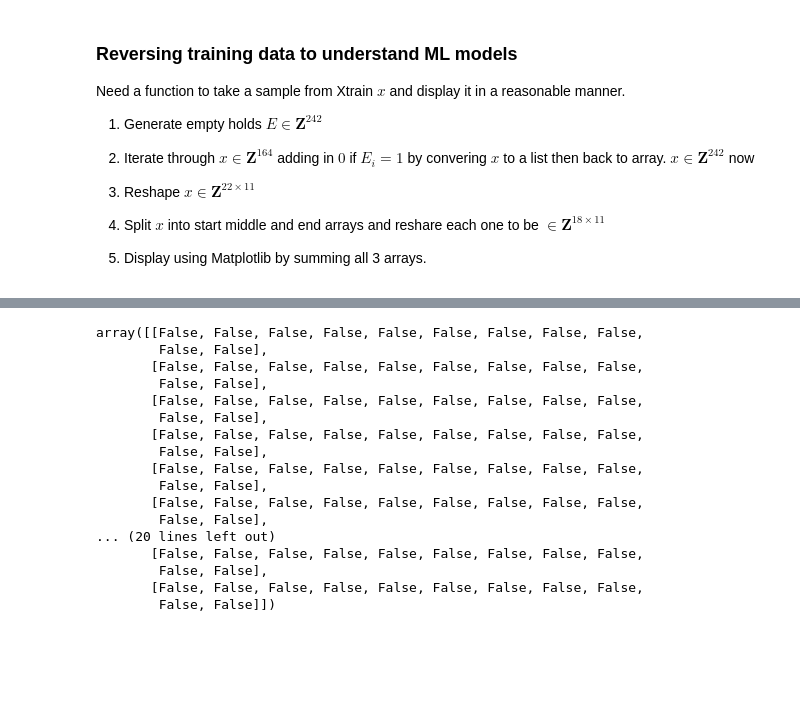
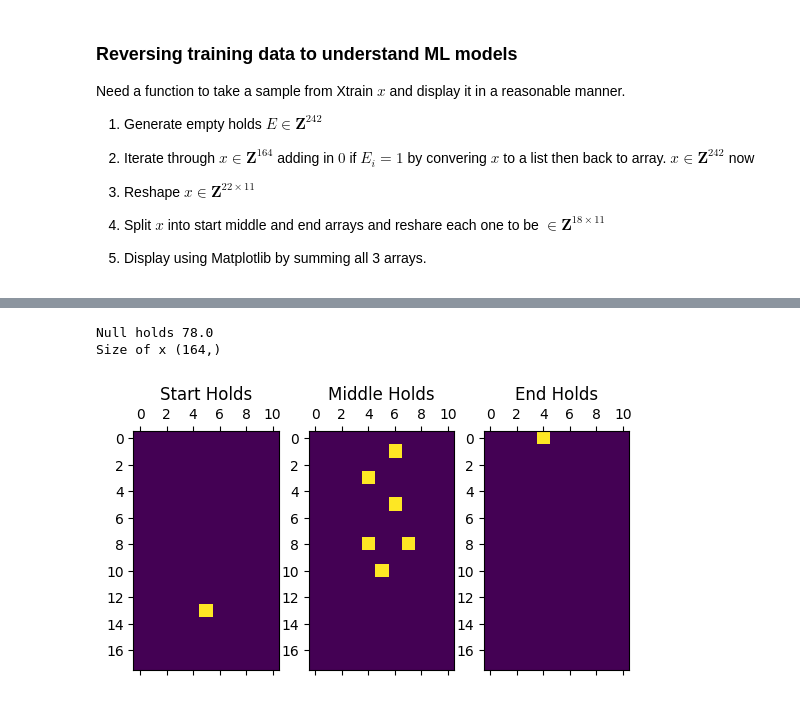
Before and after one commit to wd7512/Moonboard-Analysis, a Jupyter notebook: Reverse Functions.ipynb, the cells around one changed output, grey strips where cells are left out. Drawn from its saved outputs; the diff is of its cells as text; code cells hidden in the pictures; blank space fills up the shorter version.

```diff
--- a/Reverse Functions.ipynb
+++ b/Reverse Functions.ipynb
@@ -176,20 +159,0 @@ plt.matshow(data2016.iloc[0]["Moves"][2])
-# %%
-data2016.iloc[0]['Moves'][0]
-# %% [output]
-array([[False, False, False, False, False, False, False, False, False,
-        False, False],
-       [False, False, False, False, False, False, False, False, False,
-        False, False],
-       [False, False, False, False, False, False, False, False, False,
-        False, False],
-       [False, False, False, False, False, False, False, False, False,
-        False, False],
-       [False, False, False, False, False, False, False, False, False,
-        False, False],
-       [False, False, False, False, False, False, False, False, False,
-        False, False],
-... (20 lines left out)
-       [False, False, False, False, False, False, False, False, False,
-        False, False],
-       [False, False, False, False, False, False, False, False, False,
-        False, False]])
@@ -195,0 +163,32 @@ array([[False, False, False, False, False, False, False, False, False,
+# %%
+#Step 2 - we need to generate a test route
+
+
+x = training_data[1][1]
+print('Null holds',np.sum(null_moves))
+print('Size of x',x.shape)
+
+
+x = list(x)
+
+
+
+
+
+for i in range(null_moves.size):
+    if null_moves[i] == 1:
+        x.insert(i,0)
+
+
+
+x = np.array(x)
+#Step 3
+x = x.reshape((22,11))
+#Step 4
+x = uncondense(x)
+#Step 5
+plot_moves(x)
+# %% [output]
+Null holds 78.0
+Size of x (164,)
+[figure, added]
```
Also changed, not shown: parts of 8 cells of this notebook, 2 other files.
